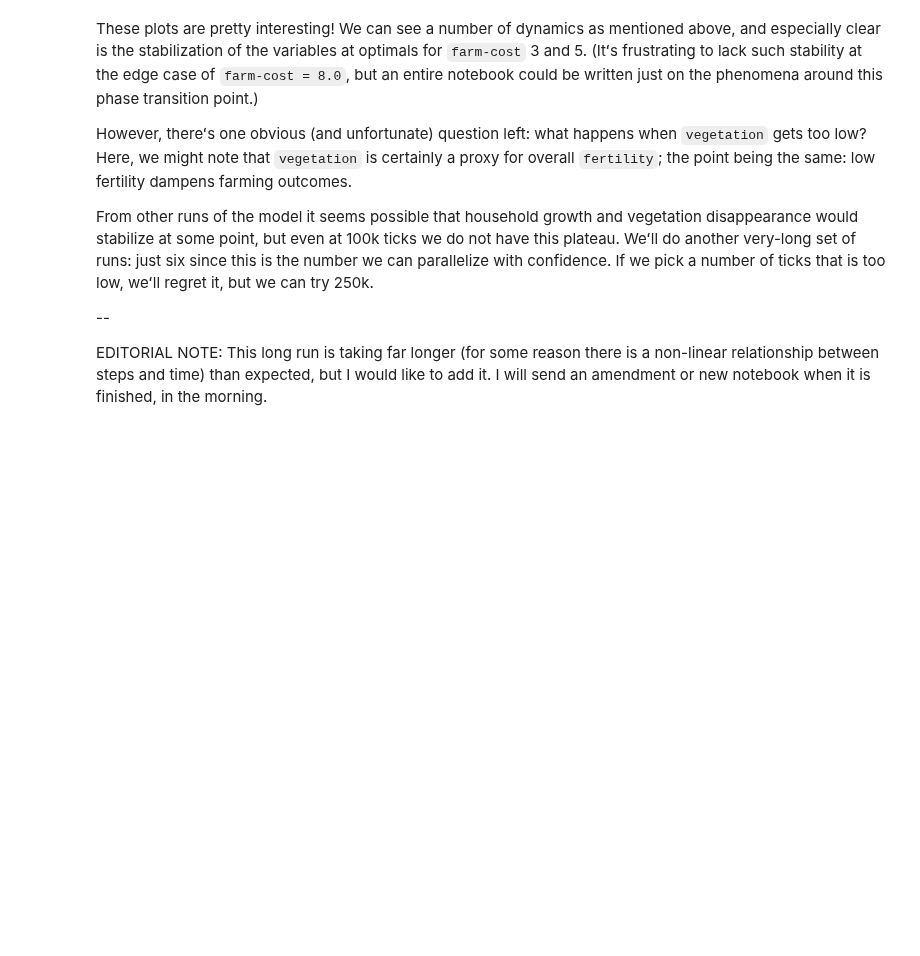
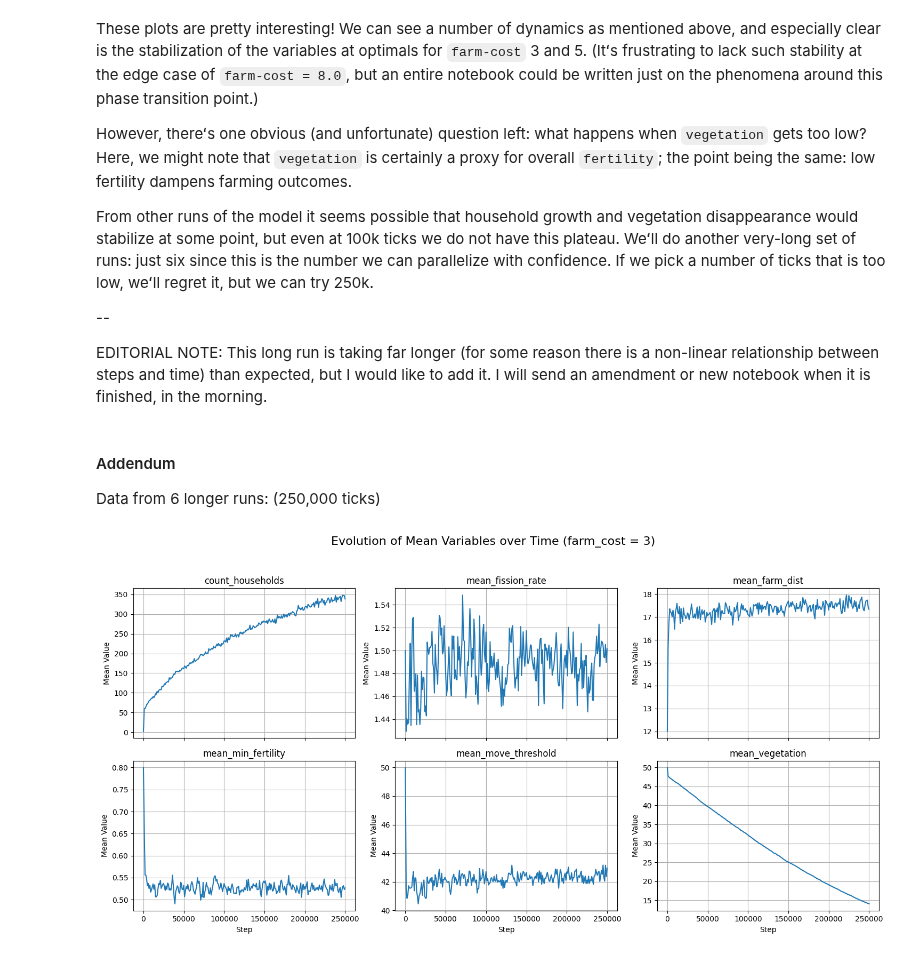
Before and after one commit to peterdresslar/cas-520, a Jupyter notebook: M5/M5Analysis_Dresslar.ipynb, the cells around one changed output. Saved outputs shown, nothing was run; the diff lists cells and outputs as text; code cells hidden in the pictures; blank space fills up the shorter version.

```diff
--- a/M5/M5Analysis_Dresslar.ipynb
+++ b/M5/M5Analysis_Dresslar.ipynb
@@ -321,3 +321,11 @@ From other runs of the model it seems possible that household growth and vegetat
 --
 
 EDITORIAL NOTE: This long run is taking far longer (for some reason there is a non-linear relationship between steps and time) than expected, but I would like to add it. I will send an amendment or new notebook when it is finished, in the morning.
+# %% [markdown]
+#### Addendum
+
+Data from 6 longer runs: (250,000 ticks)
+# %%
+plot_randos_exp("M5Model_Dresslar_randotime_long-table.csv", 3)
+# %% [output]
+[figure, added]
```
Also changed, not shown: 6 other files.
